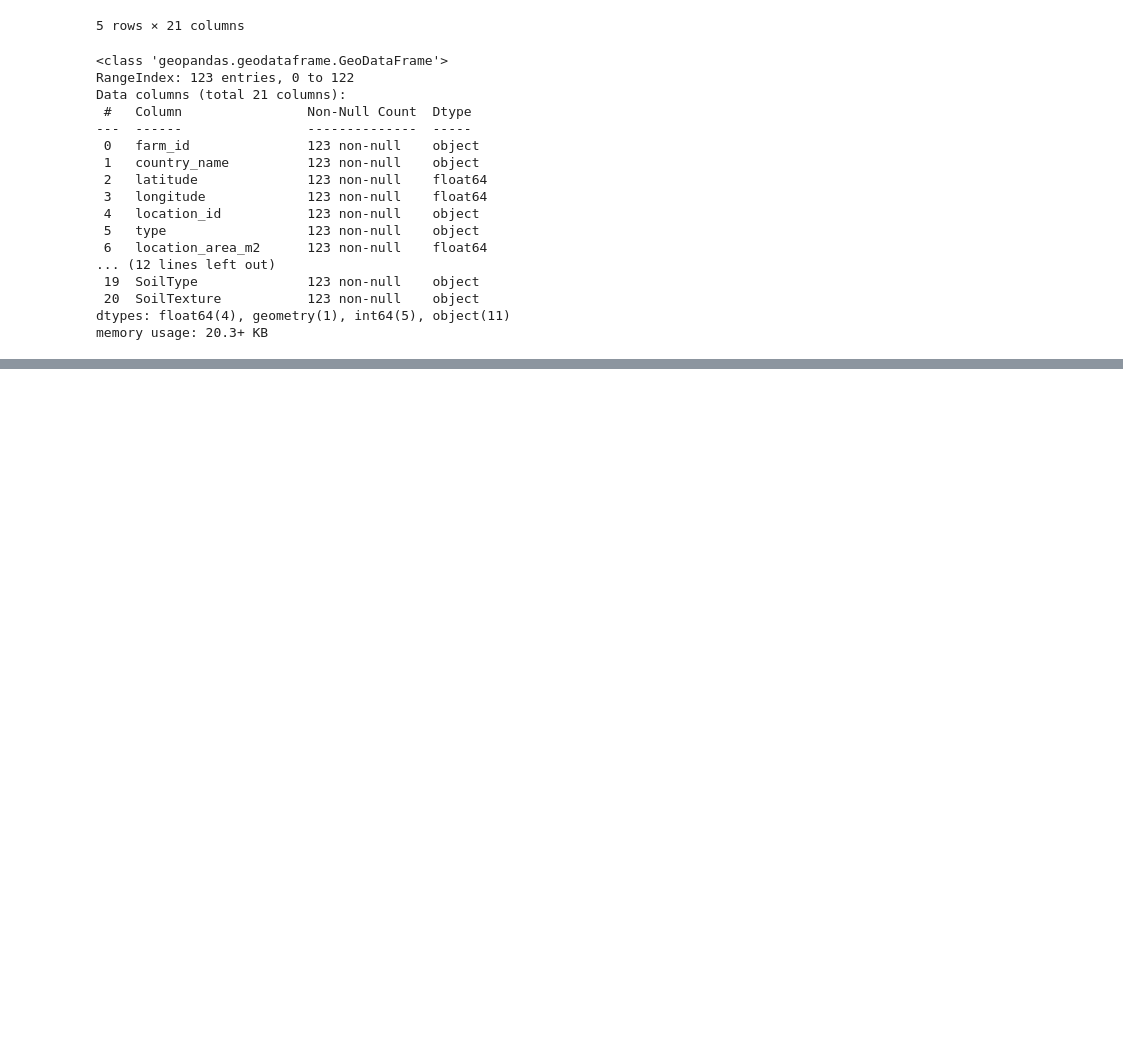
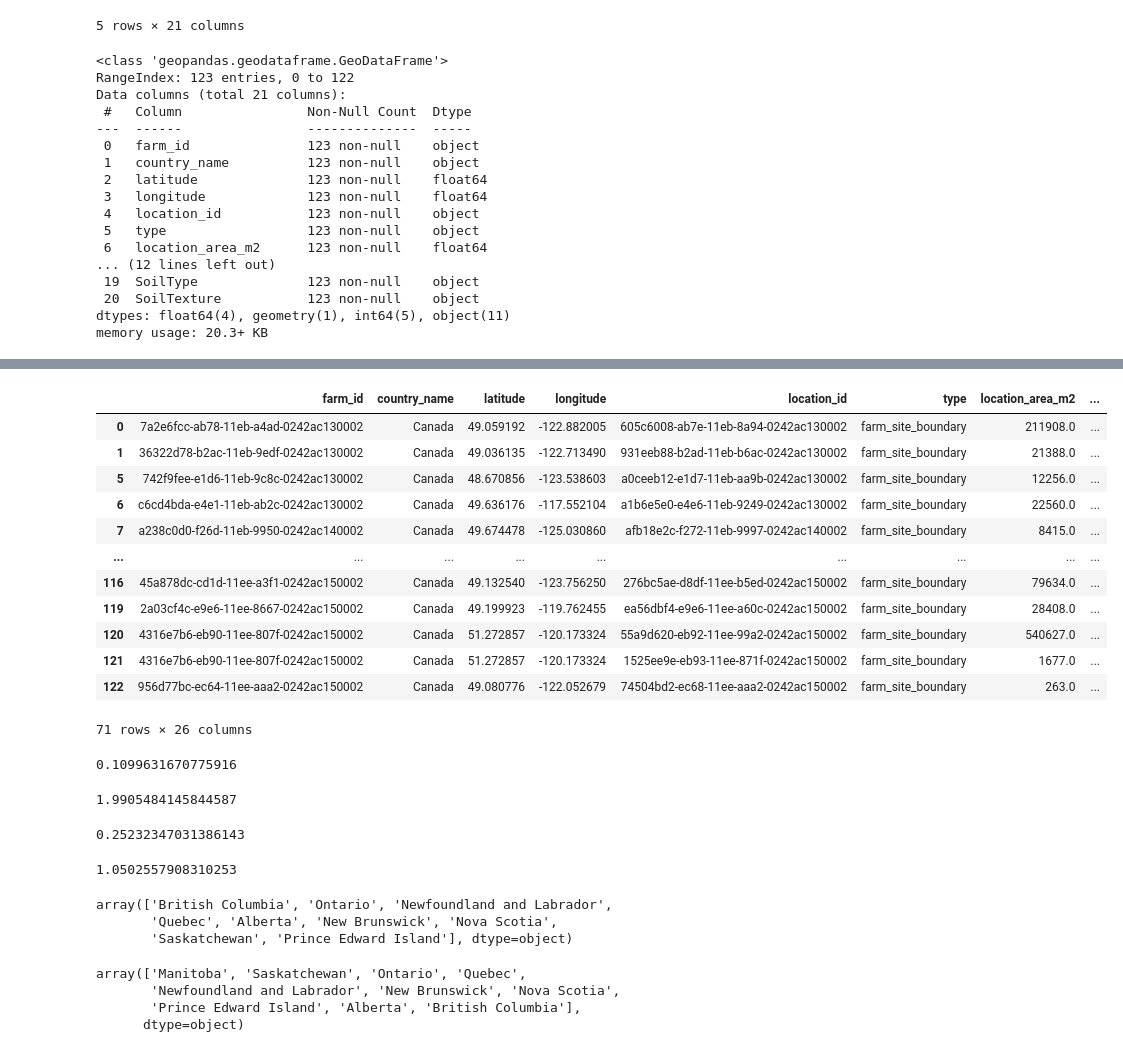
Before and after one commit to ubc-litefarm-datateam/pyHolos-Litefarm, a Jupyter notebook: notebooks/farm_climate.ipynb, the cells around one changed output, grey strips where cells are left out. Cells and saved outputs as stored; diff of their text form; code cells hidden in the pictures; blank space fills up the shorter version.

```diff
--- a/notebooks/farm_climate.ipynb
+++ b/notebooks/farm_climate.ipynb
@@ -182,0 +335,16 @@ memory usage: 20.3+ KB
+# %%
+farm_ecoid_polyid_climate.query("Province == 'British Columbia'")
+# %% [output]
+|  | farm_id | country_name | latitude | longitude | location_id | type | location_area_m2 | ... |
+| 0 | 7a2e6fcc-ab78-11eb-a4ad-0242ac130002 | Canada | 49.059192 | -122.882005 | 605c6008-ab7e-11eb-8a94-0242ac130002 | farm_site_boundary | 211908.0 | ... |
+| 1 | 36322d78-b2ac-11eb-9edf-0242ac130002 | Canada | 49.036135 | -122.713490 | 931eeb88-b2ad-11eb-b6ac-0242ac130002 | farm_site_boundary | 21388.0 | ... |
+| 5 | 742f9fee-e1d6-11eb-9c8c-0242ac130002 | Canada | 48.670856 | -123.538603 | a0ceeb12-e1d7-11eb-aa9b-0242ac130002 | farm_site_boundary | 12256.0 | ... |
+| 6 | c6cd4bda-e4e1-11eb-ab2c-0242ac130002 | Canada | 49.636176 | -117.552104 | a1b6e5e0-e4e6-11eb-9249-0242ac130002 | farm_site_boundary | 22560.0 | ... |
+| 7 | a238c0d0-f26d-11eb-9950-0242ac140002 | Canada | 49.674478 | -125.030860 | afb18e2c-f272-11eb-9997-0242ac140002 | farm_site_boundary | 8415.0 | ... |
+| ... | ... | ... | ... | ... | ... | ... | ... | ... |
+| 116 | 45a878dc-cd1d-11ee-a3f1-0242ac150002 | Canada | 49.132540 | -123.756250 | 276bc5ae-d8df-11ee-b5ed-0242ac150002 | farm_site_boundary | 79634.0 | ... |
+| 119 | 2a03cf4c-e9e6-11ee-8667-0242ac150002 | Canada | 49.199923 | -119.762455 | ea56dbf4-e9e6-11ee-a60c-0242ac150002 | farm_site_boundary | 28408.0 | ... |
+| 120 | 4316e7b6-eb90-11ee-807f-0242ac150002 | Canada | 51.272857 | -120.173324 | 55a9d620-eb92-11ee-99a2-0242ac150002 | farm_site_boundary | 540627.0 | ... |
+| 121 | 4316e7b6-eb90-11ee-807f-0242ac150002 | Canada | 51.272857 | -120.173324 | 1525ee9e-eb93-11ee-871f-0242ac150002 | farm_site_boundary | 1677.0 | ... |
+| 122 | 956d77bc-ec64-11ee-aaa2-0242ac150002 | Canada | 49.080776 | -122.052679 | 74504bd2-ec68-11ee-aaa2-0242ac150002 | farm_site_boundary | 263.0 | ... |
+71 rows × 26 columns
@@ -182,0 +359,29 @@ memory usage: 20.3+ KB
+# %%
+ef_ct_1
+# %% [output]
+0.1099631670775916
+# %%
+ef_ct_2
+# %% [output]
+1.9905484145844587
+# %%
+ef_ct_2  * f_topo / 100 + ef_ct_1 * (1 - f_topo/100)
+# %% [output]
+0.25232347031386143
+# %%
+ef_ct_1  * 50 / 100 + ef_ct_2 * (1 - 50/100)
+# %% [output]
+1.0502557908310253
+# %%
+farm_ecoid_polyid_climate["Province"].unique()
+# %% [output]
+array(['British Columbia', 'Ontario', 'Newfoundland and Labrador',
+       'Quebec', 'Alberta', 'New Brunswick', 'Nova Scotia',
+       'Saskatchewan', 'Prince Edward Island'], dtype=object)
+# %%
+climate["Province"].unique()
+# %% [output]
+array(['Manitoba', 'Saskatchewan', 'Ontario', 'Quebec',
+       'Newfoundland and Labrador', 'New Brunswick', 'Nova Scotia',
+       'Prince Edward Island', 'Alberta', 'British Columbia'],
+      dtype=object)
```
Also changed, not shown: parts of 25 cells of this notebook, 23 other files.
